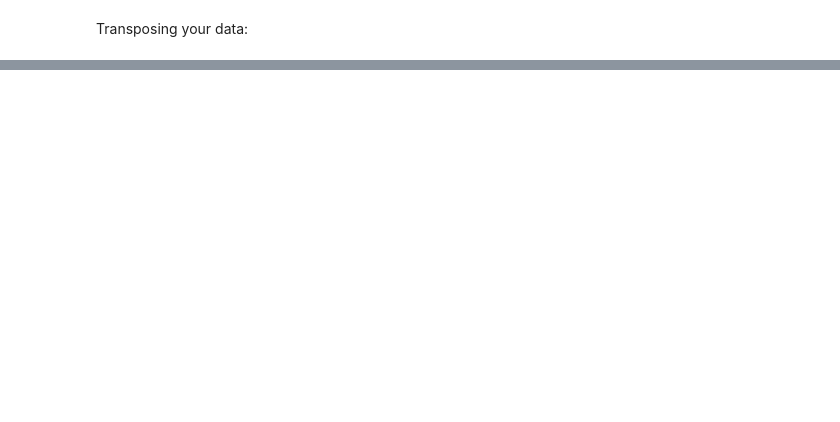
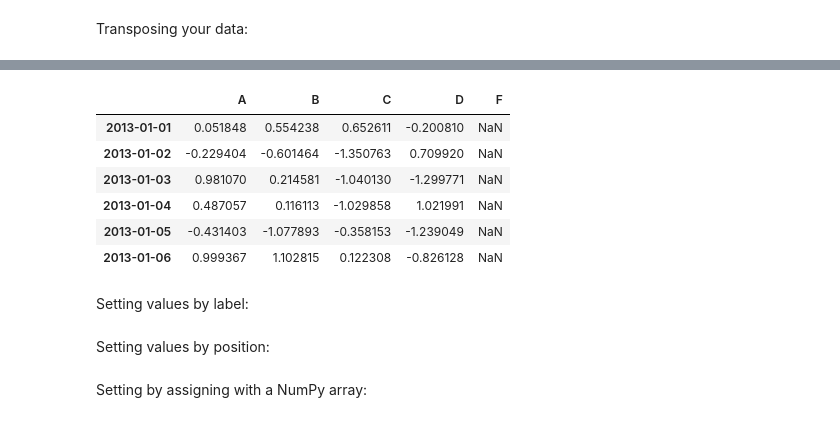
Before and after one commit to chitranjanit/dirty-your-hands-on-ml, a Jupyter notebook: ml-base/pandas/10-minutes-to-pandas/Untitled.ipynb, the cells around one changed output, grey strips where cells are left out. Drawn from its saved outputs; the diff is of its cells as text; code cells hidden in the pictures; blank space fills up the shorter version.

```diff
--- a/ml-base/pandas/10-minutes-to-pandas/Untitled.ipynb
+++ b/ml-base/pandas/10-minutes-to-pandas/Untitled.ipynb
@@ -147,0 +362,2 @@ df.T
+# %%
+s1 = pd.Series([1,2,3,4,5,6],index=pd.date_range('20200101',periods=6))
@@ -147,0 +374,14 @@ df.T
+# %%
+df['F'] = s1
+# %%
+df
+# %% [output]
+|  | A | B | C | D | F |
+| 2013-01-01 | 0.051848 | 0.554238 | 0.652611 | -0.200810 | NaN |
+| 2013-01-02 | -0.229404 | -0.601464 | -1.350763 | 0.709920 | NaN |
+| 2013-01-03 | 0.981070 | 0.214581 | -1.040130 | -1.299771 | NaN |
+| 2013-01-04 | 0.487057 | 0.116113 | -1.029858 | 1.021991 | NaN |
+| 2013-01-05 | -0.431403 | -1.077893 | -0.358153 | -1.239049 | NaN |
+| 2013-01-06 | 0.999367 | 1.102815 | 0.122308 | -0.826128 | NaN |
+# %% [markdown]
+Setting values by label:
@@ -147,0 +390,2 @@ df.T
+# %% [markdown]
+Setting values by position:
@@ -147,0 +394,2 @@ df.T
+# %% [markdown]
+Setting by assigning with a NumPy array:
```
Also changed, not shown: parts of 75 cells of this notebook.
